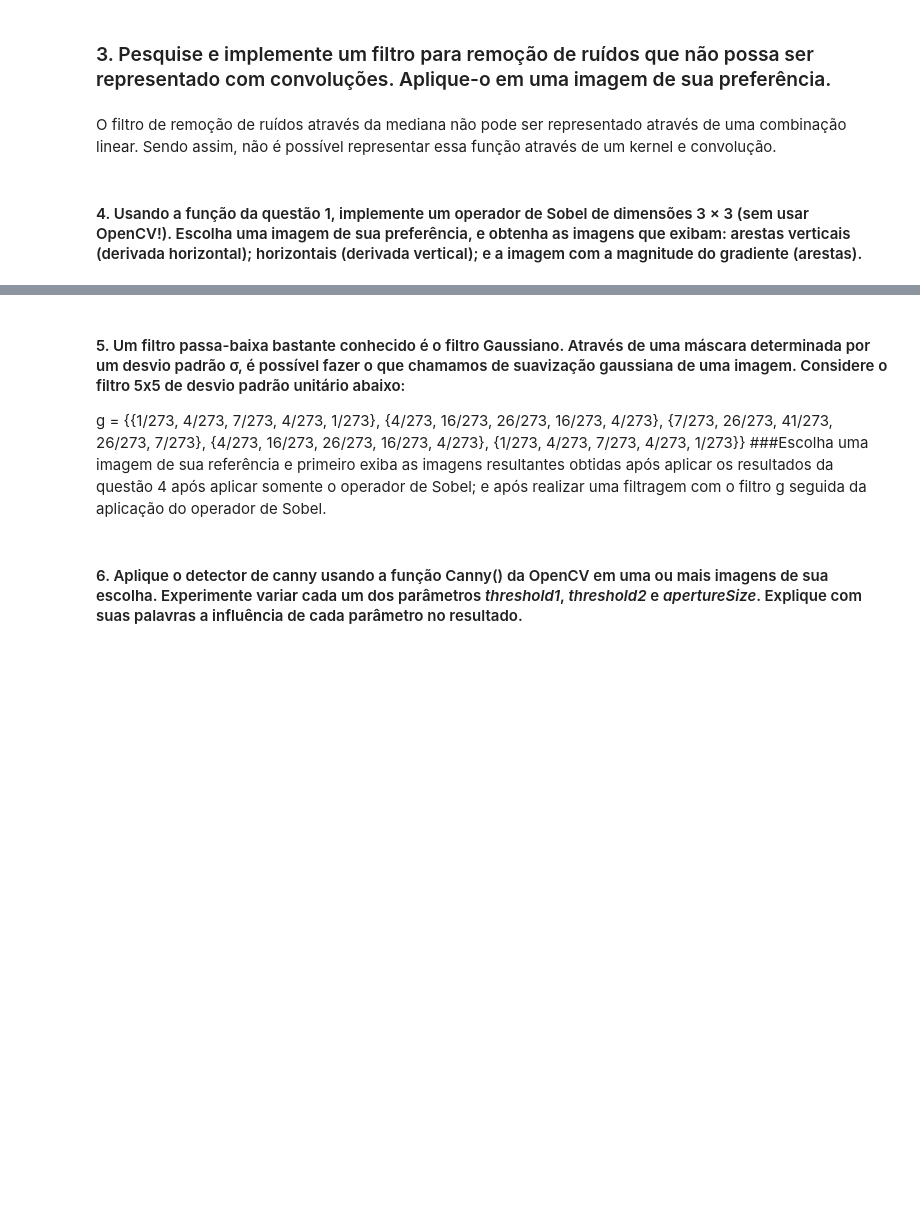
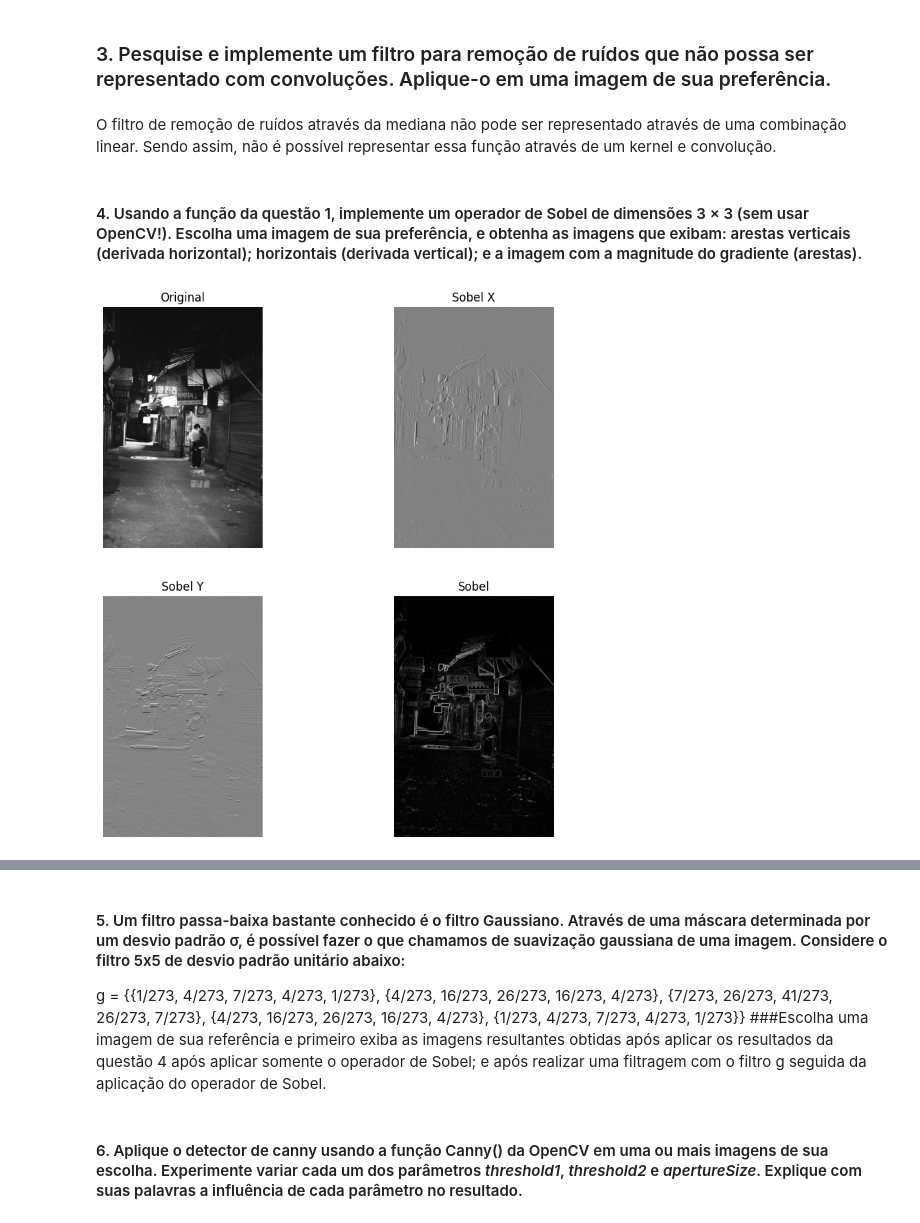
Before and after one commit to LukeHer0/visao_computacional, a Jupyter notebook: visao_computacional_lista_1.ipynb, the cells around one changed output, grey strips where cells are left out. Drawn from its saved outputs; the diff is of its cells as text; code cells hidden in the pictures; blank space fills up the shorter version.

```diff
--- a/visao_computacional_lista_1.ipynb
+++ b/visao_computacional_lista_1.ipynb
@@ -168,3 +165,42 @@ def convert_to_grey_scale(img, output_img):
       for pixel in row:
         f.write(f"{pixel} ")
       f.write("\n")
+# %%
+def cv2_sobel(img):
+  image = cv.imread(img, cv.IMREAD_GRAYSCALE)
+
+  sobelx = cv.Sobel(image, cv.CV_64F, 1, 0, ksize=3)
+  sobely = cv.Sobel(image, cv.CV_64F, 0, 1, ksize=3)
+  sobel = np.sqrt(sobelx**2 + sobely**2)
+
+  # Plot all sobel images
+  plt.figure(figsize=(10, 10))
+  plt.subplot(2, 2, 1)
+  plt.imshow(image, cmap='gray')
+  plt.title('Original')
+  plt.axis('off')
+
+  plt.subplot(2, 2, 2)
+  plt.imshow(sobelx, cmap='gray')
+  plt.title('Sobel X')
+  plt.axis('off')
+
+  plt.subplot(2, 2, 3)
+  plt.imshow(sobely, cmap='gray')
+  plt.title('Sobel Y')
+  plt.axis('off')
+
+  plt.subplot(2, 2, 4)
+  plt.imshow(sobel, cmap='gray')
+  plt.title('Sobel')
+  plt.axis('off')
+  plt.show()
+
+  # # Plotando a imagem e setando a largura e altura
+  # plt.figure(figsize=(10, 10))
+  # plt.imshow(sobel, cmap='gray')
+  # plt.title('Sobel')
+
+  # # Removendo os eixos
+  # plt.axis('off')
+  # plt.show()
@@ -170,0 +273,4 @@ def convert_to_grey_scale(img, output_img):
+# %%
+cv2_sobel('img/rua.jpg')
+# %% [output]
+[figure, added]
```
Also changed, not shown: parts of 20 cells of this notebook, 35 other files.
